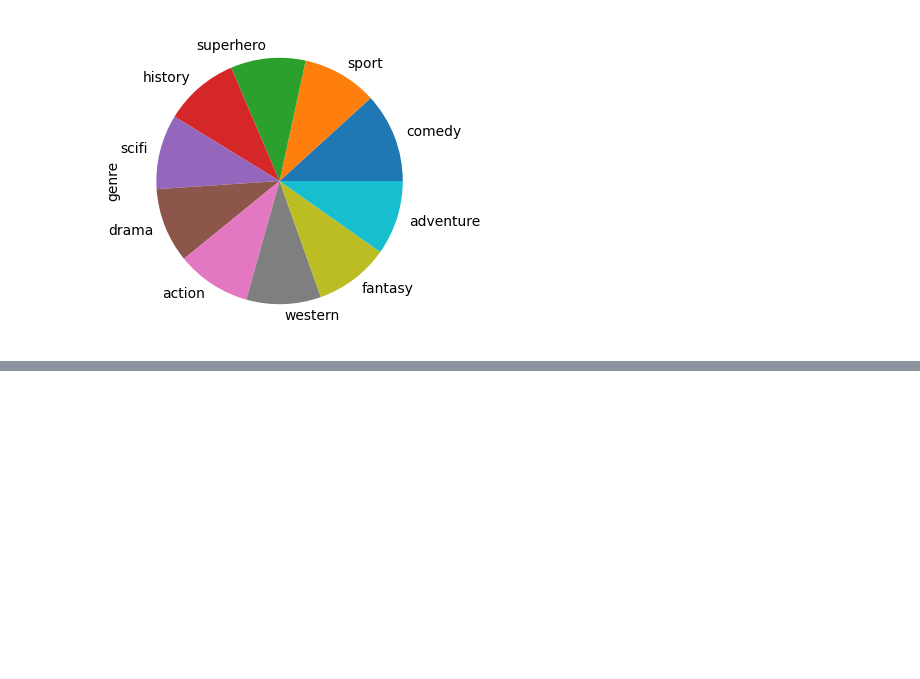
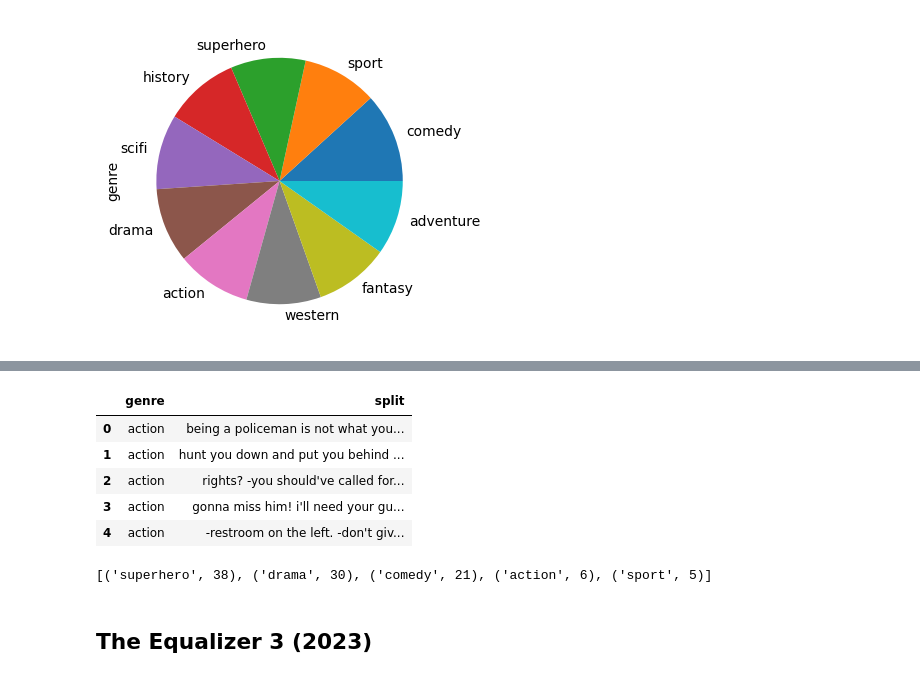
Before and after one commit to tiost100/Movie-Genre-Recognition, a Jupyter notebook: bert_classifier.ipynb, the cells around one changed output, grey strips where cells are left out. Drawn from its saved outputs; the diff is of its cells as text; code cells hidden in the pictures; blank space fills up the shorter version.

```diff
--- a/bert_classifier.ipynb
+++ b/bert_classifier.ipynb
@@ -289,0 +313,12 @@ pd.DataFrame(q, index=["train","val","test"]).iloc[:,:5]
+# %%
+# create a pandas dataframe from the test data
+col_names = ["genre", "split"]
+test_data = pd.read_csv("showtime.csv", sep=";", names=col_names)
+test_data.head()
+# %% [output]
+|  | genre | split |
+| 0 | action | being a policeman is not what you... |
+| 1 | action | hunt you down and put you behind ... |
+| 2 | action | rights? -you should've called for... |
+| 3 | action | gonna miss him! i'll need your gu... |
+| 4 | action | -restroom on the left. -don't giv... |
@@ -289,0 +332,12 @@ pd.DataFrame(q, index=["train","val","test"]).iloc[:,:5]
+# %%
+# the movie is a action comedy so the two most frequent labels should be "action" & "comedy"
+from collections import Counter
+
+counter = Counter(predictions)
+most_frequent = counter.most_common(10)
+
+print(most_frequent)
+# %% [output]
+[('superhero', 38), ('drama', 30), ('comedy', 21), ('action', 6), ('sport', 5)]
+# %% [markdown]
+## The Equalizer 3 (2023)
```
Also changed, not shown: parts of 23 cells of this notebook, 5 other files.
